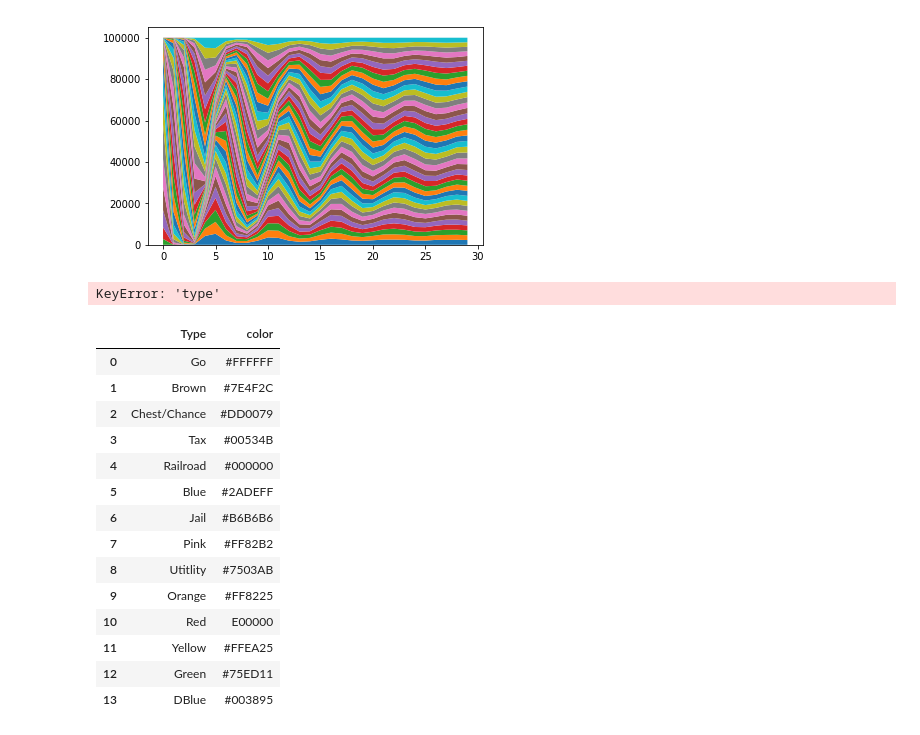
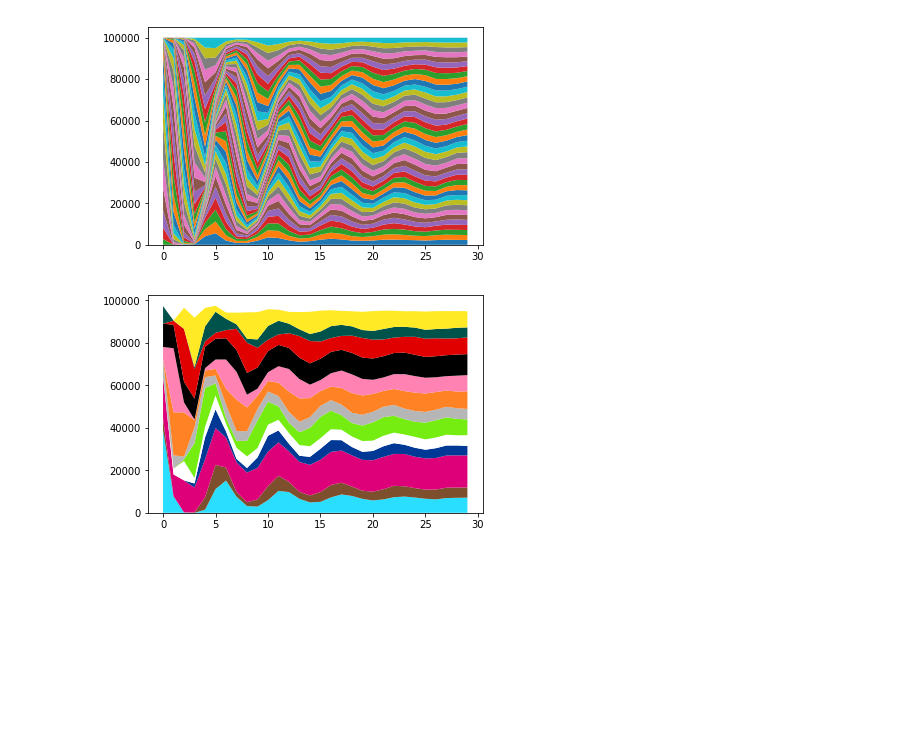
Before and after one commit to meenurajapandian/monopoly, a Jupyter notebook: Notes.ipynb, the cells around one changed output. Cells and saved outputs as stored; diff of their text form; code cells hidden in the pictures; blank space fills up the shorter version.

```diff
--- a/Notes.ipynb
+++ b/Notes.ipynb
@@ -118,29 +87,11 @@ plt.show()
 # %%
 data = pd.DataFrame(t_places)
 data['Type'] = color_type
 temp = data.groupby('Type', as_index=False).sum()
-consolidate = pd.merge(temp, color_palette, on='type')
+consolidate = pd.merge(temp, color_palette, on='Type')
 x = range(0,30)
 plt.stackplot(x, consolidate.iloc[:,1:31], colors = consolidate['color'])
 
 plt.show()
 # %% [output]
-KeyError: 'type'
+[figure, added]
-# %%
-color_palette
-# %% [output]
-|  | Type | color |
-| 0 | Go | #FFFFFF |
-| 1 | Brown | #7E4F2C |
-| 2 | Chest/Chance | #DD0079 |
-| 3 | Tax | #00534B |
-| 4 | Railroad | #000000 |
-| 5 | Blue | #2ADEFF |
-| 6 | Jail | #B6B6B6 |
-| 7 | Pink | #FF82B2 |
-| 8 | Utitlity | #7503AB |
-| 9 | Orange | #FF8225 |
-| 10 | Red | E00000 |
-| 11 | Yellow | #FFEA25 |
-| 12 | Green | #75ED11 |
-| 13 | DBlue | #003895 |
```
Also changed, not shown: parts of 4 cells of this notebook, 1 other file.
